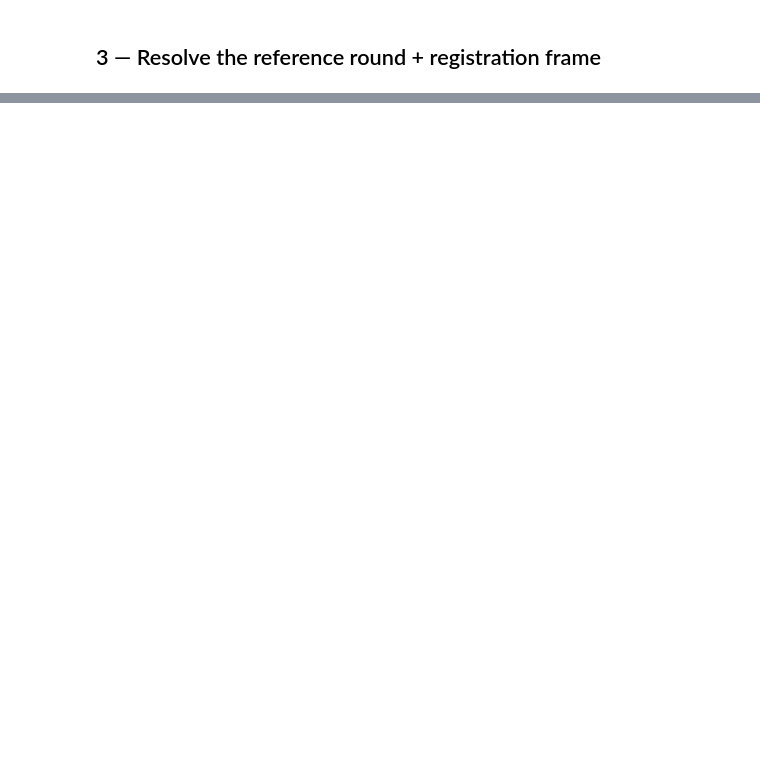
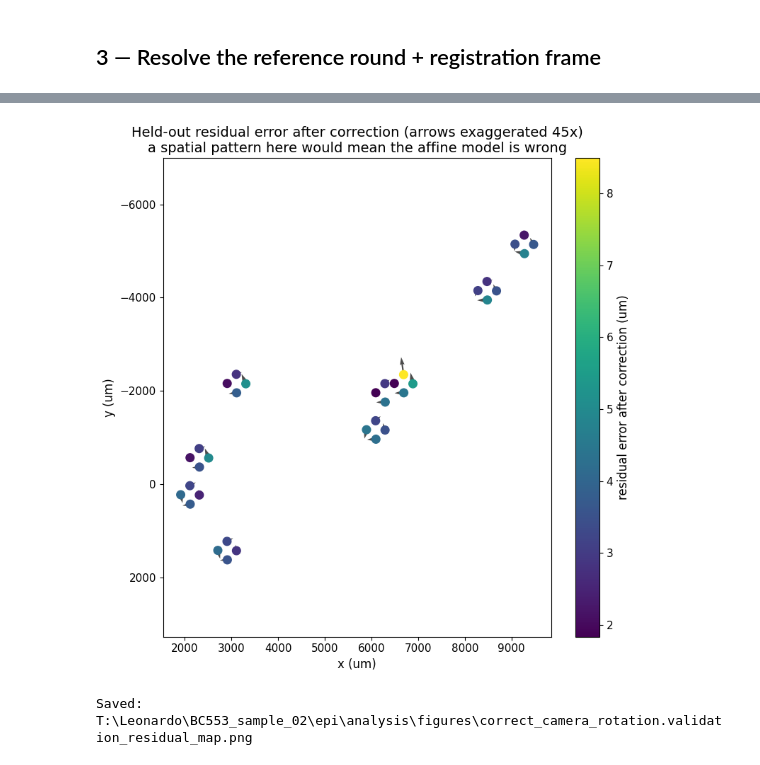
Before and after one commit to leonardosepulveda/MERci, a Jupyter notebook: notebooks/misc/correct_camera_rotation.ipynb, the cells around one changed output, grey strips where cells are left out. Drawn from its saved outputs; the diff is of its cells as text; code cells hidden in the pictures; blank space fills up the shorter version.

```diff
--- a/notebooks/misc/correct_camera_rotation.ipynb
+++ b/notebooks/misc/correct_camera_rotation.ipynb
@@ -604,0 +965,32 @@ print(f"Saved: {fig_path}")
+# %%
+residual_mag = np.hypot(validation_df["residual_dx_um"], validation_df["residual_dy_um"])
+plot_extent  = max(validation_df["measured_x"].max() - validation_df["measured_x"].min(),
+                    validation_df["measured_y"].max() - validation_df["measured_y"].min())
+arrow_scale  = (0.05 * plot_extent) / max(float(residual_mag.max()), 1e-9)
+
+fig, ax = plt.subplots(figsize=(8, 8))
+sc = ax.scatter(validation_df["measured_x"], validation_df["measured_y"],
+                 c=residual_mag, cmap="viridis", s=70, zorder=3)
+ax.quiver(validation_df["measured_x"], validation_df["measured_y"],
+          validation_df["residual_dx_um"] * arrow_scale, validation_df["residual_dy_um"] * arrow_scale,
+          angles="xy", scale_units="xy", scale=1, color="k", width=0.004, alpha=0.7, zorder=2)
+ax.invert_yaxis()
+ax.axis("equal")
+cbar = fig.colorbar(sc, ax=ax)
+cbar.set_label("residual error after correction (um)", fontsize=PLOT_LABEL_FONTSIZE)
+cbar.ax.tick_params(labelsize=PLOT_TICK_FONTSIZE)
+ax.set_xlabel("x (um)", fontsize=PLOT_LABEL_FONTSIZE)
+ax.set_ylabel("y (um)", fontsize=PLOT_LABEL_FONTSIZE)
+ax.set_title(f"Held-out residual error after correction (arrows exaggerated {arrow_scale:.0f}x)\n"
+             f"a spatial pattern here would mean the affine model is wrong",
+             fontsize=PLOT_TITLE_FONTSIZE)
+ax.tick_params(labelsize=PLOT_TICK_FONTSIZE)
+fig.tight_layout()
+
+fig_path = figures_dir / f"{NOTEBOOK_NAME}.validation_residual_map.png"
+fig.savefig(fig_path, dpi=150)
+plt.show()
+print(f"Saved: {fig_path}")
+# %% [output]
+[figure, added]
+Saved: T:\Leonardo\BC553_sample_02\epi\analysis\figures\correct_camera_rotation.validation_residual_map.png
```
Also changed, not shown: parts of 27 cells of this notebook, 1 other file.
